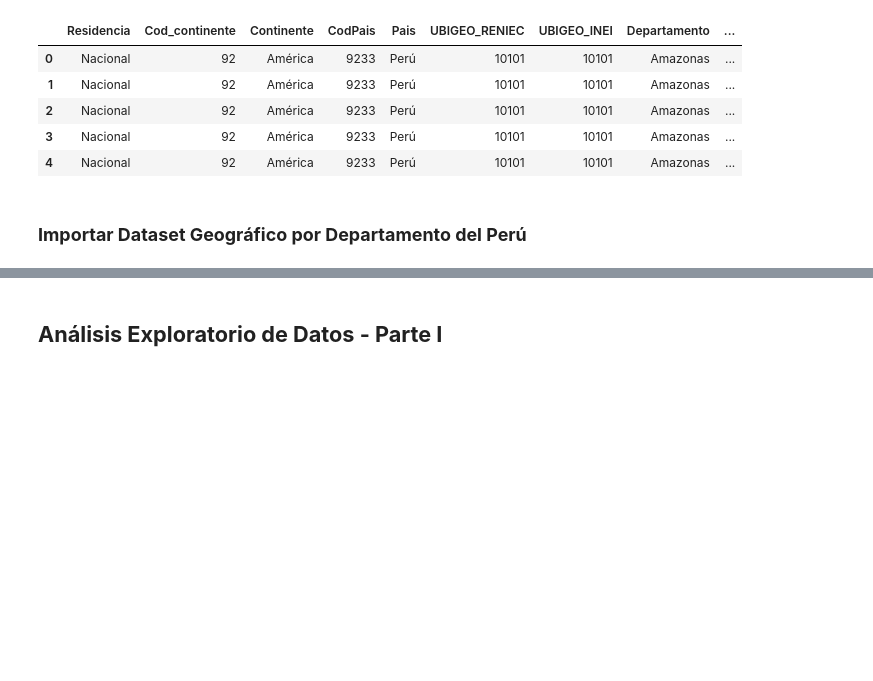
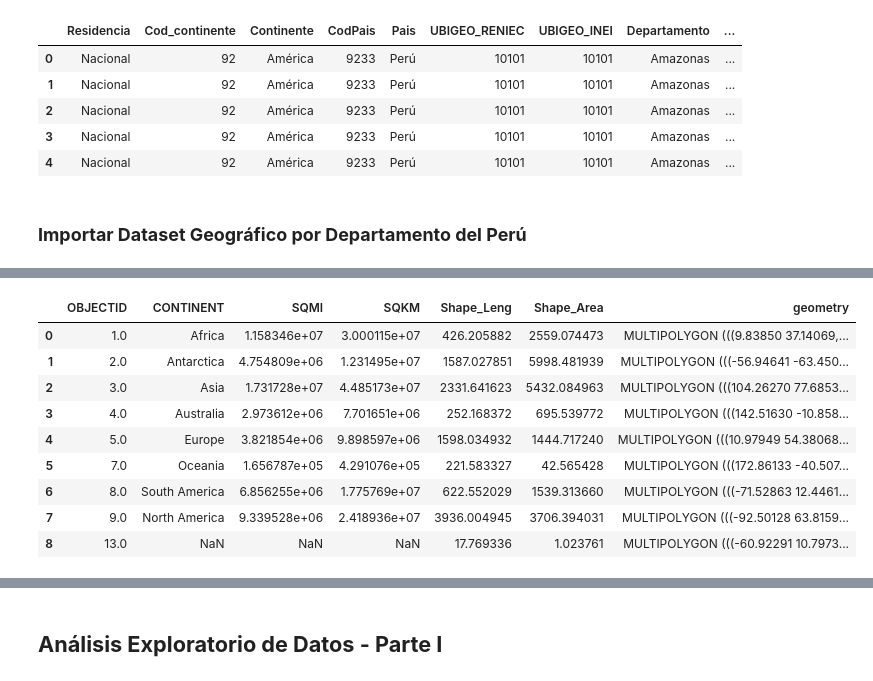
Before and after one commit to SebastianUrdaneguiBisalaya/Analisis-Donantes-RENIEC, a Jupyter notebook: analisis.ipynb, the cells around one changed output, grey strips where cells are left out. Saved outputs shown, nothing was run; the diff lists cells and outputs as text; code cells hidden in the pictures; blank space fills up the shorter version.

```diff
--- a/analisis.ipynb
+++ b/analisis.ipynb
@@ -57,0 +77,14 @@ plt.show()
+# %%
+world = gpd.read_file("./src/geoDataWorld/data/CONTINENTES MUNDO LIMITE BORDE geogpsperu suyopomalia.shp")
+world
+# %% [output]
+|  | OBJECTID | CONTINENT | SQMI | SQKM | Shape_Leng | Shape_Area | geometry |
+| 0 | 1.0 | Africa | 1.158346e+07 | 3.000115e+07 | 426.205882 | 2559.074473 | MULTIPOLYGON (((9.83850 37.14069,... |
+| 1 | 2.0 | Antarctica | 4.754809e+06 | 1.231495e+07 | 1587.027851 | 5998.481939 | MULTIPOLYGON (((-56.94641 -63.450... |
+| 2 | 3.0 | Asia | 1.731728e+07 | 4.485173e+07 | 2331.641623 | 5432.084963 | MULTIPOLYGON (((104.26270 77.6853... |
+| 3 | 4.0 | Australia | 2.973612e+06 | 7.701651e+06 | 252.168372 | 695.539772 | MULTIPOLYGON (((142.51630 -10.858... |
+| 4 | 5.0 | Europe | 3.821854e+06 | 9.898597e+06 | 1598.034932 | 1444.717240 | MULTIPOLYGON (((10.97949 54.38068... |
+| 5 | 7.0 | Oceania | 1.656787e+05 | 4.291076e+05 | 221.583327 | 42.565428 | MULTIPOLYGON (((172.86133 -40.507... |
+| 6 | 8.0 | South America | 6.856255e+06 | 1.775769e+07 | 622.552029 | 1539.313660 | MULTIPOLYGON (((-71.52863 12.4461... |
+| 7 | 9.0 | North America | 9.339528e+06 | 2.418936e+07 | 3936.004945 | 3706.394031 | MULTIPOLYGON (((-92.50128 63.8159... |
+| 8 | 13.0 | NaN | NaN | NaN | 17.769336 | 1.023761 | MULTIPOLYGON (((-60.92291 10.7973... |
```
Also changed, not shown: parts of 8 cells of this notebook, 9 other files.
